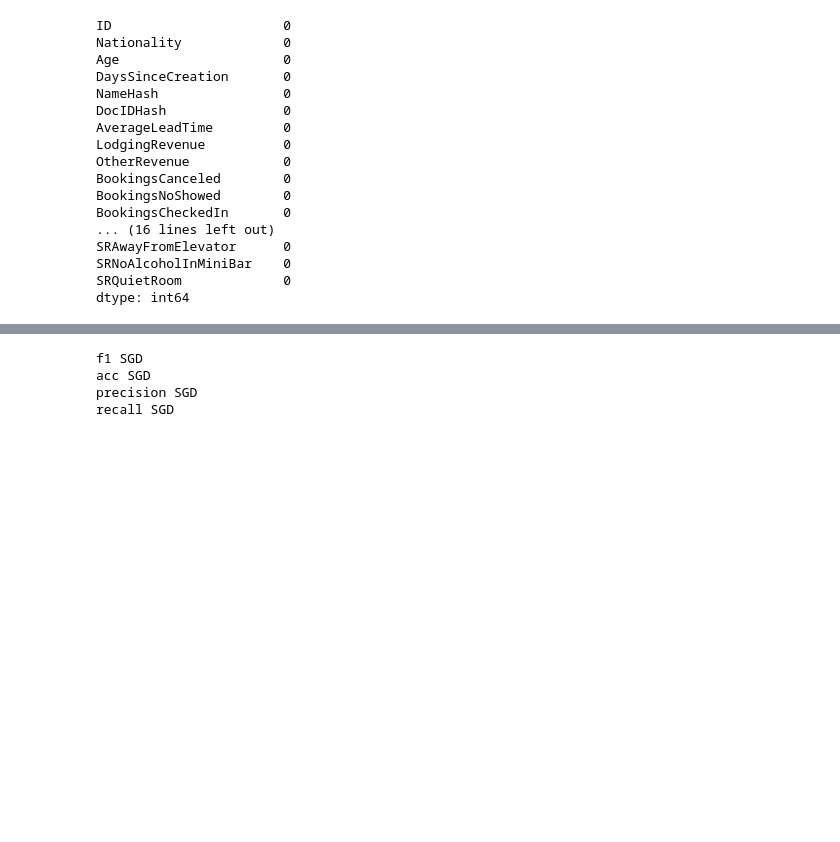
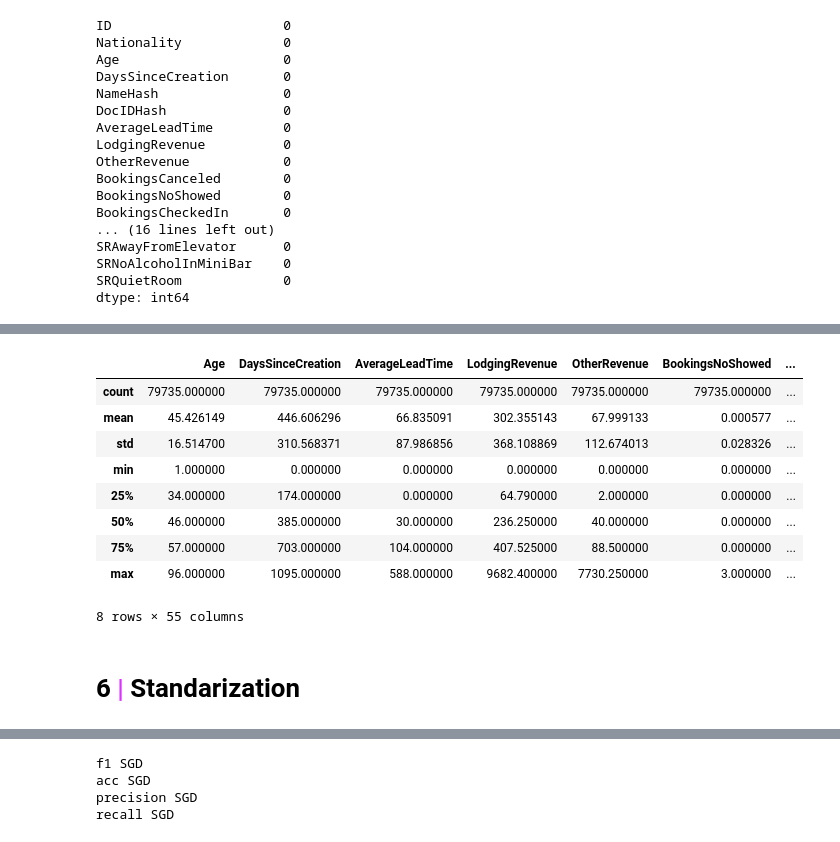
Before and after one commit to iremirezdeganuza72/Cohort_Analysis, a Jupyter notebook: Cohort analysis and segmentation.ipynb, the cells around one changed output, grey strips where cells are left out. Cells and saved outputs as stored; diff of their text form; code cells hidden in the pictures; blank space fills up the shorter version.

```diff
--- a/Cohort analysis and segmentation.ipynb
+++ b/Cohort analysis and segmentation.ipynb
@@ -708,0 +727,15 @@ MULTICLASS
+# %%
+X.describe()
+# %% [output]
+|  | Age | DaysSinceCreation | AverageLeadTime | LodgingRevenue | OtherRevenue | BookingsNoShowed | ... |
+| count | 79735.000000 | 79735.000000 | 79735.000000 | 79735.000000 | 79735.000000 | 79735.000000 | ... |
+| mean | 45.426149 | 446.606296 | 66.835091 | 302.355143 | 67.999133 | 0.000577 | ... |
+| std | 16.514700 | 310.568371 | 87.986856 | 368.108869 | 112.674013 | 0.028326 | ... |
+| min | 1.000000 | 0.000000 | 0.000000 | 0.000000 | 0.000000 | 0.000000 | ... |
+| 25% | 34.000000 | 174.000000 | 0.000000 | 64.790000 | 2.000000 | 0.000000 | ... |
+| 50% | 46.000000 | 385.000000 | 30.000000 | 236.250000 | 40.000000 | 0.000000 | ... |
+| 75% | 57.000000 | 703.000000 | 104.000000 | 407.525000 | 88.500000 | 0.000000 | ... |
+| max | 96.000000 | 1095.000000 | 588.000000 | 9682.400000 | 7730.250000 | 3.000000 | ... |
+8 rows × 55 columns
+# %% [markdown]
+# <b>6 <span style='color:#DC33FF'>|</span> Standarization</b>
```
Also changed, not shown: parts of 26 cells of this notebook.
